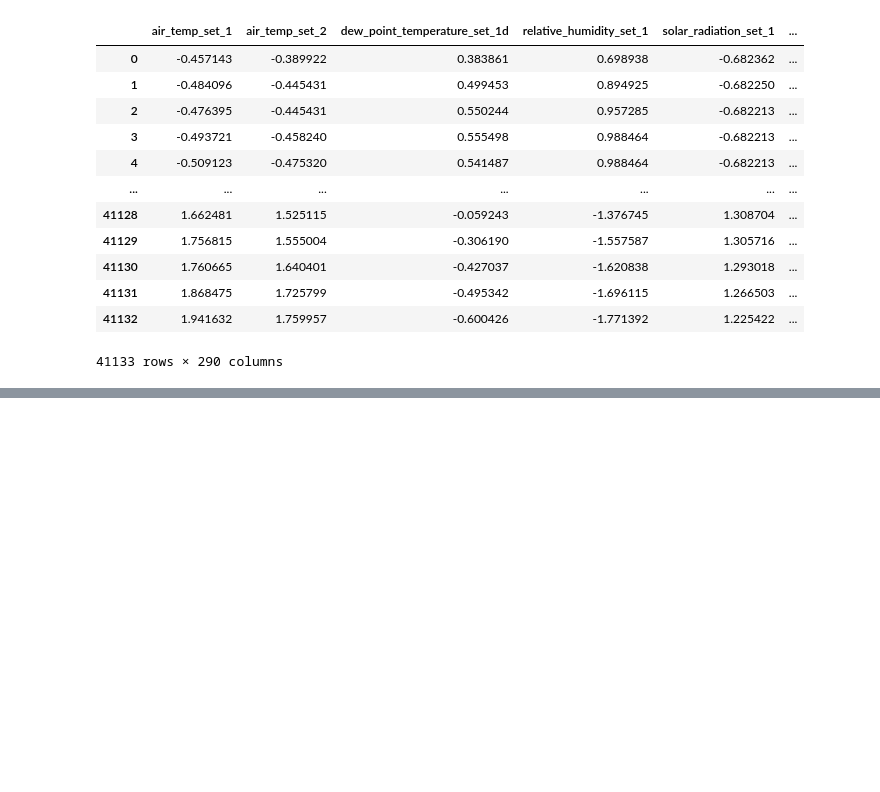
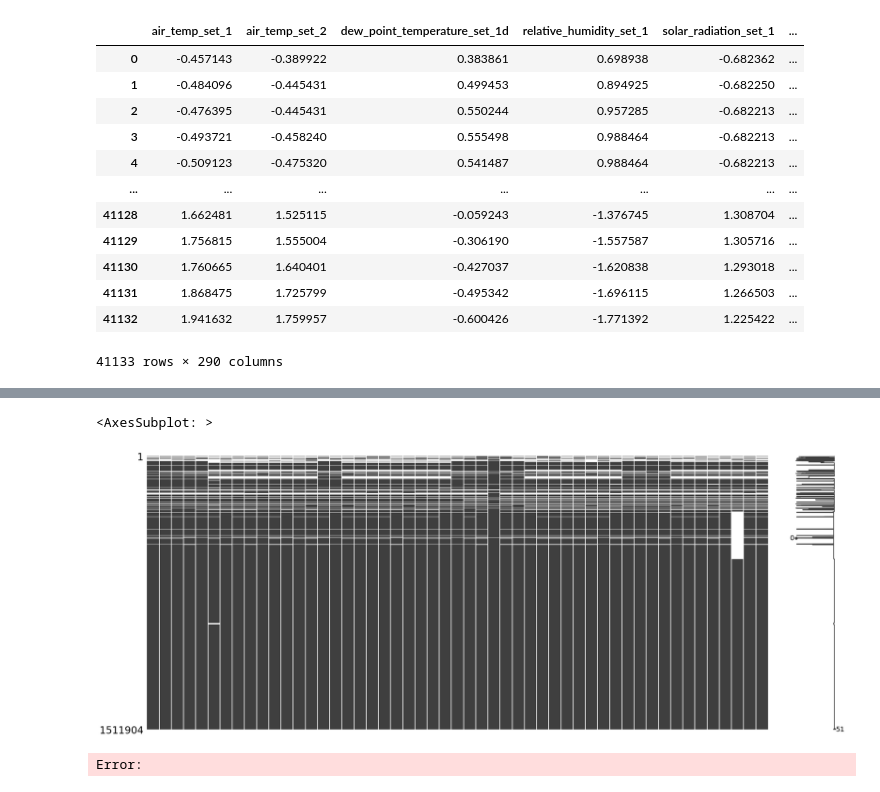
Before and after one commit to cardef/HVAC_Control, a Jupyter notebook: src/a.ipynb, the cells around one changed output, grey strips where cells are left out. Cells and saved outputs as stored; diff of their text form; code cells hidden in the pictures; blank space fills up the shorter version.

```diff
--- a/src/a.ipynb
+++ b/src/a.ipynb
@@ -38 +46,9 @@ msno.matrix(energy_df.set_index(['date']), freq = 'M')
+# %%
+energy_df = pd.read_csv(Path().absolute().parent/'data'/'lbnlbldg59'/'lbnlbldg59.processed'/'LBNLBLDG59'/'clean_Bldg59_2018to2020'/'clean data'/'zone_temp_exterior.csv')
+energy_df['date'] = pd.to_datetime(energy_df['date'])
+msno.matrix(energy_df.set_index(['date']))
+# %% [output]
+<AxesSubplot: >
+[figure, added]
+Error:
 # %%
```
Also changed, not shown: parts of 5 cells of this notebook, 10 other files.
